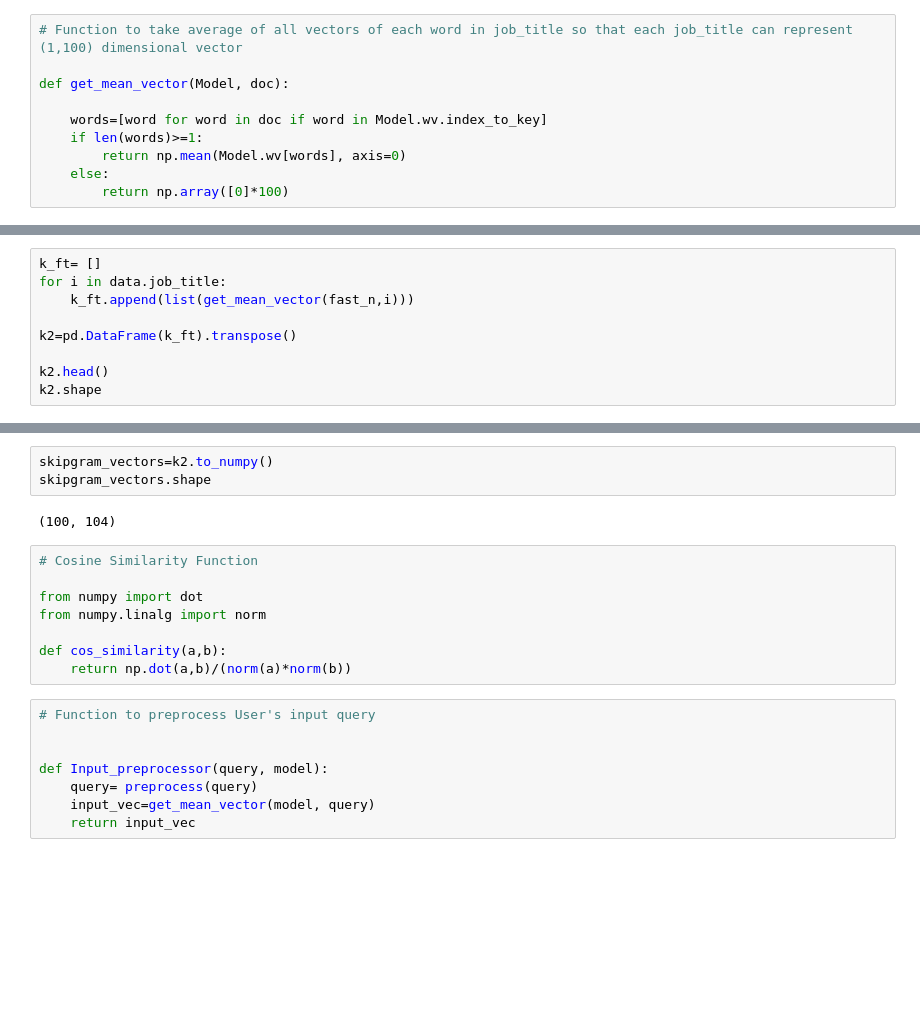
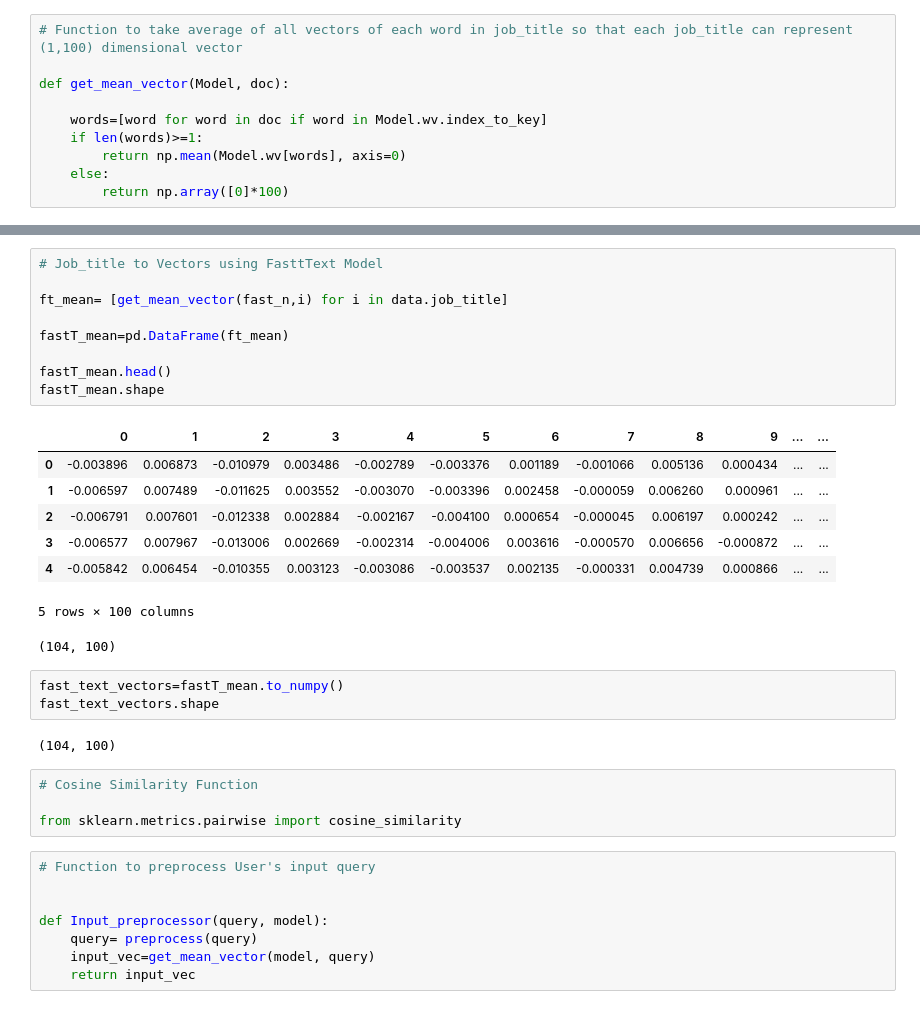
Before and after one commit to Pranay-Uc-DXB/Project-2-Potential-Talents-NLP, a Jupyter notebook: Potential Talents.ipynb, the cells around one changed output, grey strips where cells are left out. Drawn from its saved outputs; the diff is of its cells as text; blank space fills up the shorter version.

```diff
--- a/Potential Talents.ipynb
+++ b/Potential Talents.ipynb
@@ -480,9 +481,0 @@ k1.shape
-# %%
-k_ft= []
-for i in data.job_title:
-    k_ft.append(list(get_mean_vector(fast_n,i)))
-
-k2=pd.DataFrame(k_ft).transpose()
-
-k2.head()
-k2.shape
@@ -498,16 +482,30 @@ k2.shape
-# %%
-skipgram_vectors=k2.to_numpy()
-skipgram_vectors.shape
-# %% [output]
-(100, 104)
-# %%
-# Cosine Similarity Function
-
-from numpy import dot
-from numpy.linalg import norm
-
-def cos_similarity(a,b):
-    return np.dot(a,b)/(norm(a)*norm(b))
+# %%
+# Job_title to Vectors using FasttText Model
+
+ft_mean= [get_mean_vector(fast_n,i) for i in data.job_title]
+
+fastT_mean=pd.DataFrame(ft_mean)
+
+fastT_mean.head()
+fastT_mean.shape
+# %% [output]
+|  | 0 | 1 | 2 | 3 | 4 | 5 | 6 | 7 | 8 | 9 | ... | ... |
+| 0 | -0.003896 | 0.006873 | -0.010979 | 0.003486 | -0.002789 | -0.003376 | 0.001189 | -0.001066 | 0.005136 | 0.000434 | ... | ... |
+| 1 | -0.006597 | 0.007489 | -0.011625 | 0.003552 | -0.003070 | -0.003396 | 0.002458 | -0.000059 | 0.006260 | 0.000961 | ... | ... |
+| 2 | -0.006791 | 0.007601 | -0.012338 | 0.002884 | -0.002167 | -0.004100 | 0.000654 | -0.000045 | 0.006197 | 0.000242 | ... | ... |
+| 3 | -0.006577 | 0.007967 | -0.013006 | 0.002669 | -0.002314 | -0.004006 | 0.003616 | -0.000570 | 0.006656 | -0.000872 | ... | ... |
+| 4 | -0.005842 | 0.006454 | -0.010355 | 0.003123 | -0.003086 | -0.003537 | 0.002135 | -0.000331 | 0.004739 | 0.000866 | ... | ... |
+5 rows × 100 columns
+(104, 100)
+# %%
+fast_text_vectors=fastT_mean.to_numpy()
+fast_text_vectors.shape
+# %% [output]
+(104, 100)
+# %%
+# Cosine Similarity Function
+
+from sklearn.metrics.pairwise import cosine_similarity
 # %%
 # Function to preprocess User's input query
 
```
Also changed, not shown: parts of 12 cells of this notebook.
